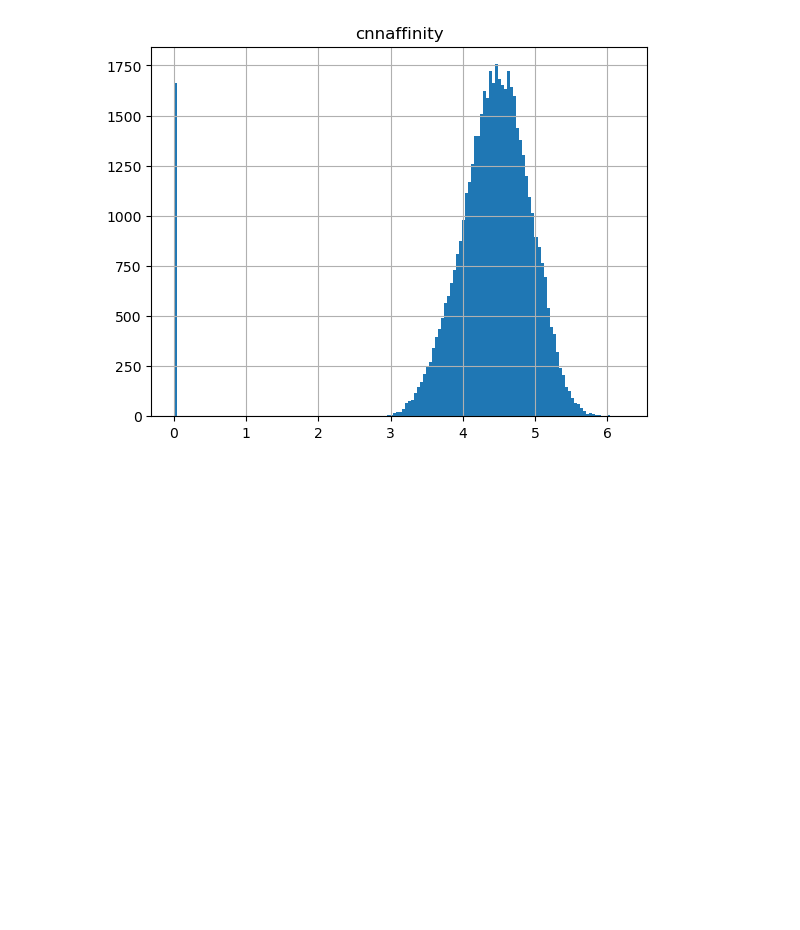
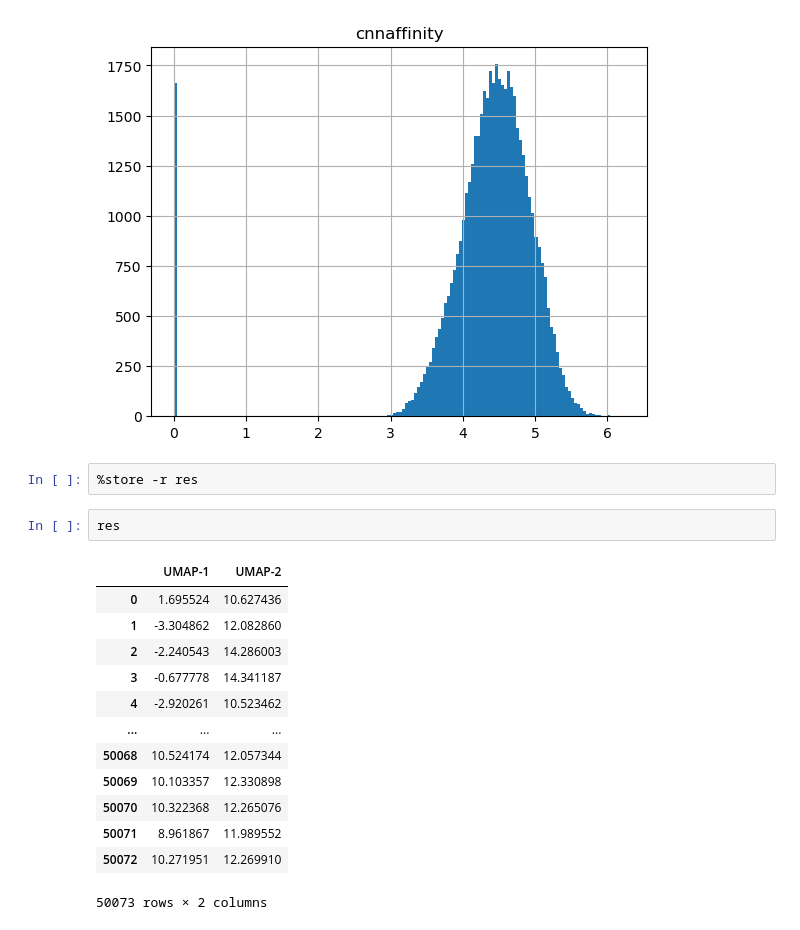
Before and after one commit to BenCree/fegrow_al_data, a Jupyter notebook: plots.ipynb, the cells around one changed output. Saved outputs shown, nothing was run; the diff lists cells and outputs as text; blank space fills up the shorter version.

```diff
--- a/plots.ipynb
+++ b/plots.ipynb
@@ -854,3 +907,21 @@ oracle_df.hist('cnnaffinity', bins=150)
 # %% [output]
 array([[<AxesSubplot:title={'center':'cnnaffinity'}>]], dtype=object)
 [figure]
+# %%
+%store -r res
+# %%
+res
+# %% [output]
+|  | UMAP-1 | UMAP-2 |
+| 0 | 1.695524 | 10.627436 |
+| 1 | -3.304862 | 12.082860 |
+| 2 | -2.240543 | 14.286003 |
+| 3 | -0.677778 | 14.341187 |
+| 4 | -2.920261 | 10.523462 |
+| ... | ... | ... |
+| 50068 | 10.524174 | 12.057344 |
+| 50069 | 10.103357 | 12.330898 |
+| 50070 | 10.322368 | 12.265076 |
+| 50071 | 8.961867 | 11.989552 |
+| 50072 | 10.271951 | 12.269910 |
+50073 rows × 2 columns
```
Also changed, not shown: parts of 1 cell of this notebook.
